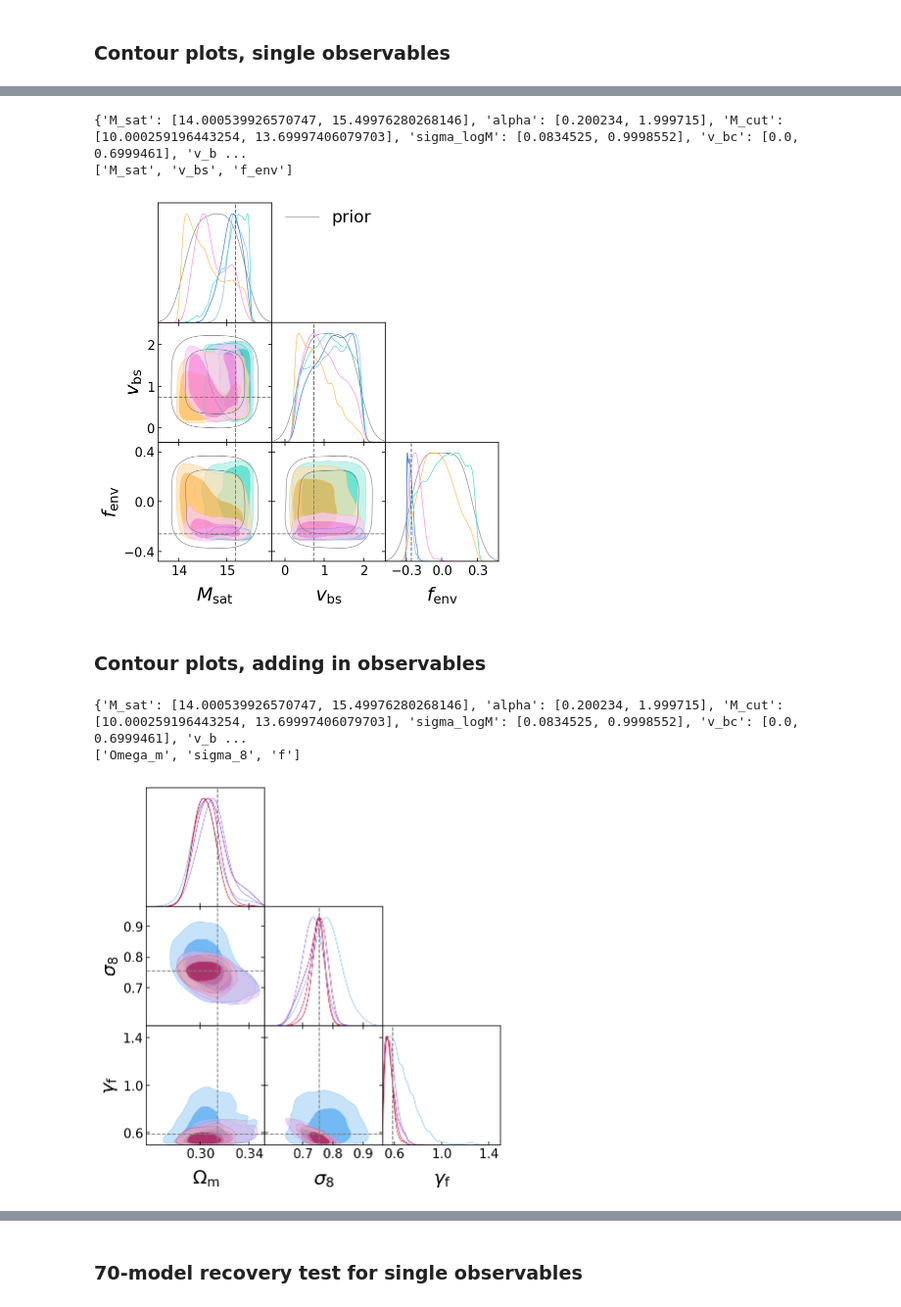
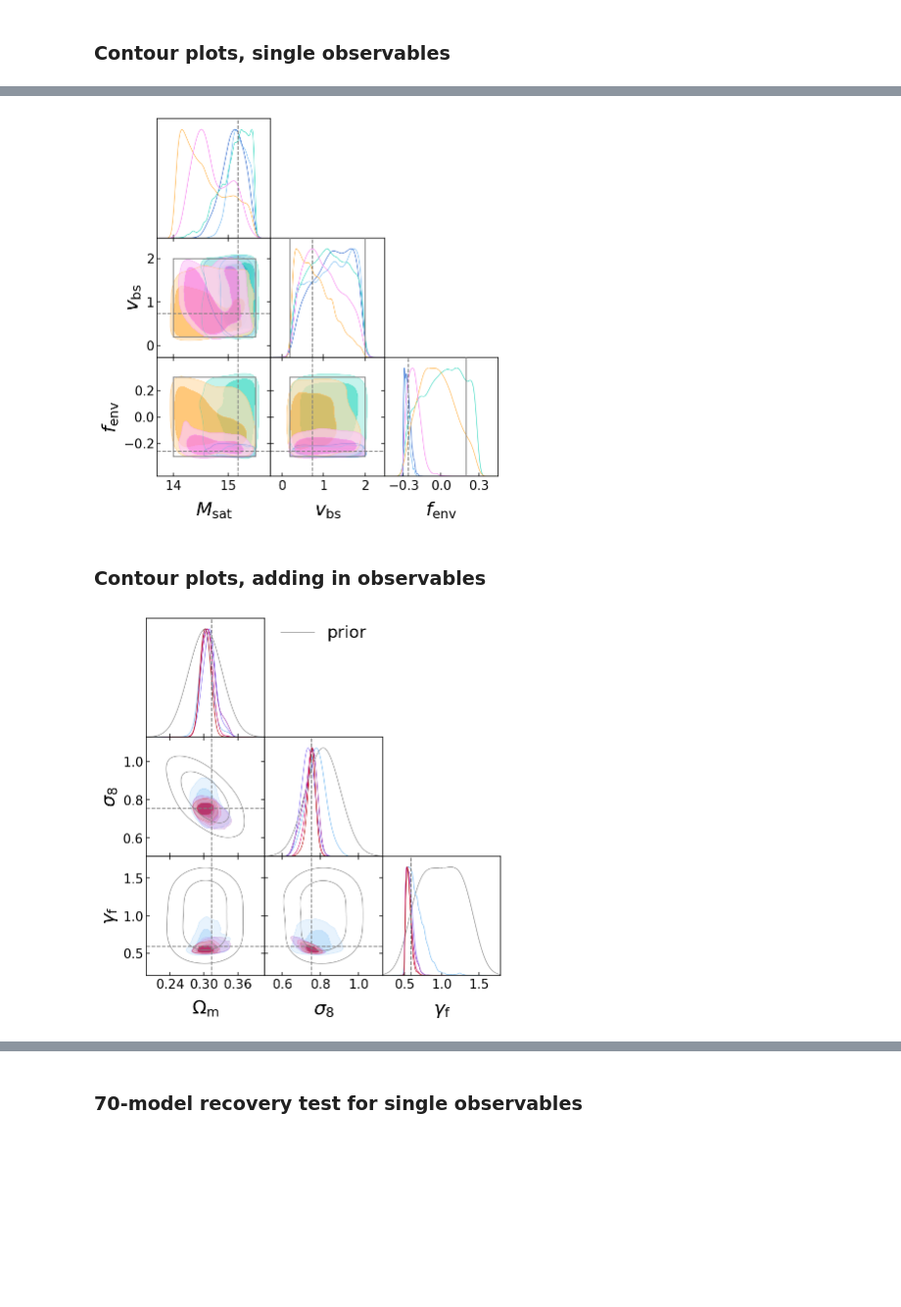
Before and after one commit to kstoreyf/aemulator, a Jupyter notebook: notebooks/2023-06-21_aemulus_paper_figures_fmaxmocks.ipynb, the cells around one changed output, grey strips where cells are left out. Shown at 98% size. Drawn from its saved outputs; the diff is of its cells as text; code cells hidden in the pictures; blank space fills up the shorter version.

```diff
--- a/notebooks/2023-06-21_aemulus_paper_figures_fmaxmocks.ipynb
+++ b/notebooks/2023-06-21_aemulus_paper_figures_fmaxmocks.ipynb
@@ -341,35 +341,33 @@ chaintags = [
 g = plotter.plot_contours(chaintags, legend_labels=[],
                           colors=colors_single,
                           params_toplot=params_keyhodab, alpha=0.7,
-                          chaintag_prior='prior'
+                          plot_hard_prior=True
+                          #chaintag_prior='prior'
                          )
 plt.savefig(f'{plot_dir}/contour_single_hodab.pdf', bbox_inches='tight',
            chaintag_prior='prior')
 # %% [output]
-{'M_sat': [14.000539926570747, 15.49976280268146], 'alpha': [0.200234, 1.999715], 'M_cut': [10.000259196443254, 13.69997406079703], 'sigma_logM': [0.0834525, 0.9998552], 'v_bc': [0.0, 0.6999461], 'v_b ...
-['M_sat', 'v_bs', 'f_env']
-[figure, old version]
+[figure, new version]
 # %% [markdown]
 ### Contour plots, adding in observables
 # %%
 #cosmo, hod = 0, 1
 #cosmo, hod = 1, 15
 cosmo, hod = 1, 19
 chaintags = [
              f'wp_aemulus_fmaxmocks_test_c{cosmo}h{hod}_minscale0',
              f'wp_xi_aemulus_fmaxmocks_test_c{cosmo}h{hod}_minscale0',
              f'wp_xi_xi2_aemulus_fmaxmocks_test_c{cosmo}h{hod}_minscale0',
              f'wp_xi_xi2_upf_aemulus_fmaxmocks_test_c{cosmo}h{hod}_minscale0',
              f'wp_xi_xi2_upf_mcf_aemulus_fmaxmocks_test_c{cosmo}h{hod}_minscale0',
             ]
 g = plotter.plot_contours(chaintags, legend_labels=[],
                           colors=colors_addin,
-                          params_toplot=params_keycosmo)
+                          params_toplot=params_keycosmo,
+                          chaintag_prior='prior')
 plt.savefig(f'{plot_dir}/contour_addin_cosmo.pdf', bbox_inches='tight')
 # %% [output]
-{'M_sat': [14.000539926570747, 15.49976280268146], 'alpha': [0.200234, 1.999715], 'M_cut': [10.000259196443254, 13.69997406079703], 'sigma_logM': [0.0834525, 0.9998552], 'v_bc': [0.0, 0.6999461], 'v_b ...
-['Omega_m', 'sigma_8', 'f']
-[figure, old version]
+[figure, new version]
 # %%
 chaintags = [
              f'wp_aemulus_fmaxmocks_test_c{cosmo}h{hod}_minscale0',
```
Also changed, not shown: parts of 3 cells of this notebook, 1 other file.
